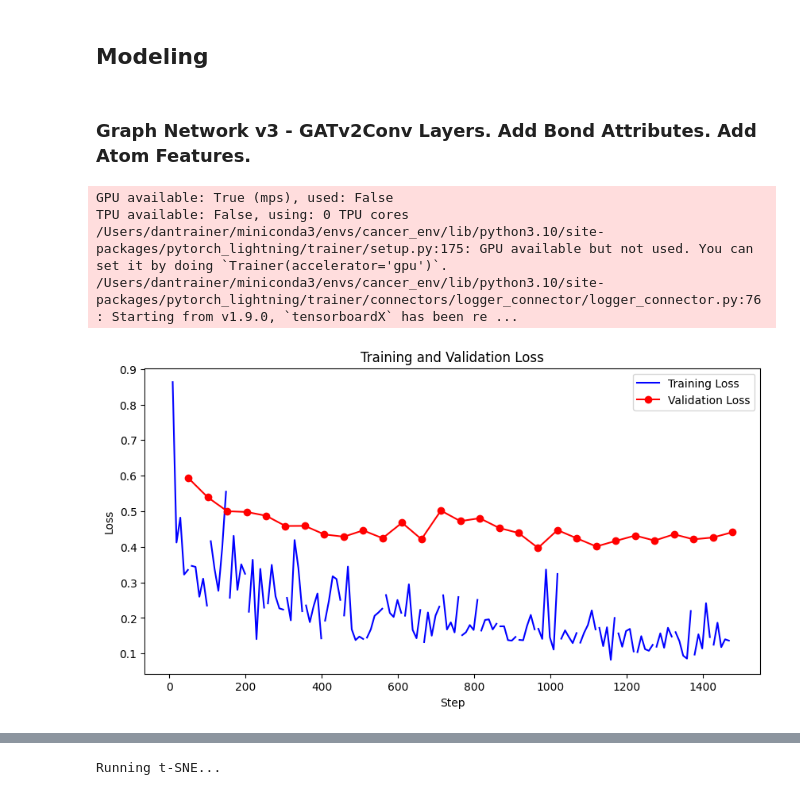
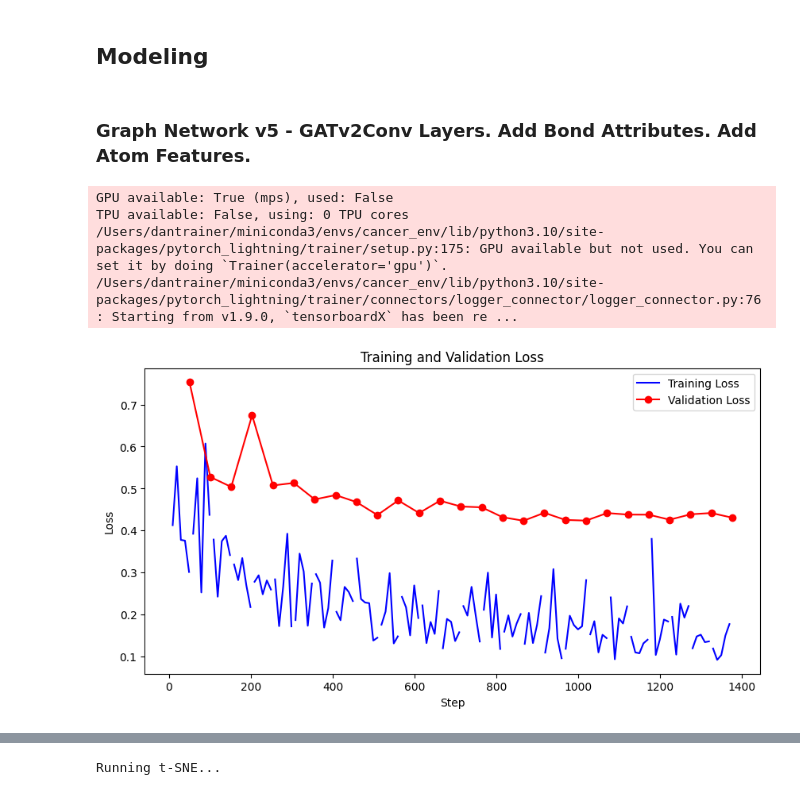
Before and after one commit to Djtrainer/cancer_research, a Jupyter notebook: notebooks/mdm2_breaker_model_eda.ipynb, the cells around one changed output, grey strips where cells are left out. Cells and saved outputs as stored; diff of their text form; code cells hidden in the pictures.

```diff
--- a/notebooks/mdm2_breaker_model_eda.ipynb
+++ b/notebooks/mdm2_breaker_model_eda.ipynb
@@ -268,7 +287,7 @@ def generate_loaders(
 def train_model(
     model,
     mol_class,
-    protein_graph,
+    protein_data,
     train_indices,
     val_indices,
     test_indices,
@@ -282,7 +301,7 @@ def train_model(
         mol_class, train_indices, val_indices, test_indices
     )
 
-    system = SarcomaScoutSystem(model=model, protein_graph=protein_graph, lr=lr)
+    system = SarcomaScoutSystem(model=model, protein_data=protein_data, lr=lr)
 
     # trainer.fit(system, train_loader, val_loader)
 
@@ -698,28 +717,28 @@ Computing t-SNE (this might take a moment)...
 # %% [markdown]
 ## Modeling
 # %% [markdown]
-### Graph Network v3 - GATv2Conv Layers. Add Bond Attributes. Add Atom Features.
+### Graph Network v5 - GATv2Conv Layers. Add Bond Attributes. Add Atom Features.
 # %%
 protein_graph = protein_data.get_graph()
 
 model_v5, train_loader_v5, val_loader_v5, test_loader_v5 = train_model(
     model=GraphSiameseNetwork_v5(),
     mol_class=SmallMoleculeFeaturizer_v5,
-    protein_graph=protein_graph,
+    protein_data=protein_graph,
     train_indices=train_indices,
     val_indices=val_indices,
     test_indices=test_indices,
     epochs=EPOCHS,
     lr=LR,
     save_name="Model-v5_1-updated",
 )
-plot_loss("lightning_logs/version_6/metrics.csv")
+plot_loss("lightning_logs/version_7/metrics.csv")
 # %% [output]
 GPU available: True (mps), used: False
 TPU available: False, using: 0 TPU cores
 /Users/dantrainer/miniconda3/envs/cancer_env/lib/python3.10/site-packages/pytorch_lightning/trainer/setup.py:175: GPU available but not used. You can set it by doing `Trainer(accelerator='gpu')`.
 /Users/dantrainer/miniconda3/envs/cancer_env/lib/python3.10/site-packages/pytorch_lightning/trainer/connectors/logger_connector/logger_connector.py:76: Starting from v1.9.0, `tensorboardX` has been re ...
-[figure, old version]
+[figure, new version]
 # %%
 model_v5 = load_model_from_checkpoint(
     GraphSiameseNetwork_v5, "checkpoints/Model-v5_1-updated.ckpt"
```
Also changed, not shown: parts of 14 cells of this notebook, 6 other files.
